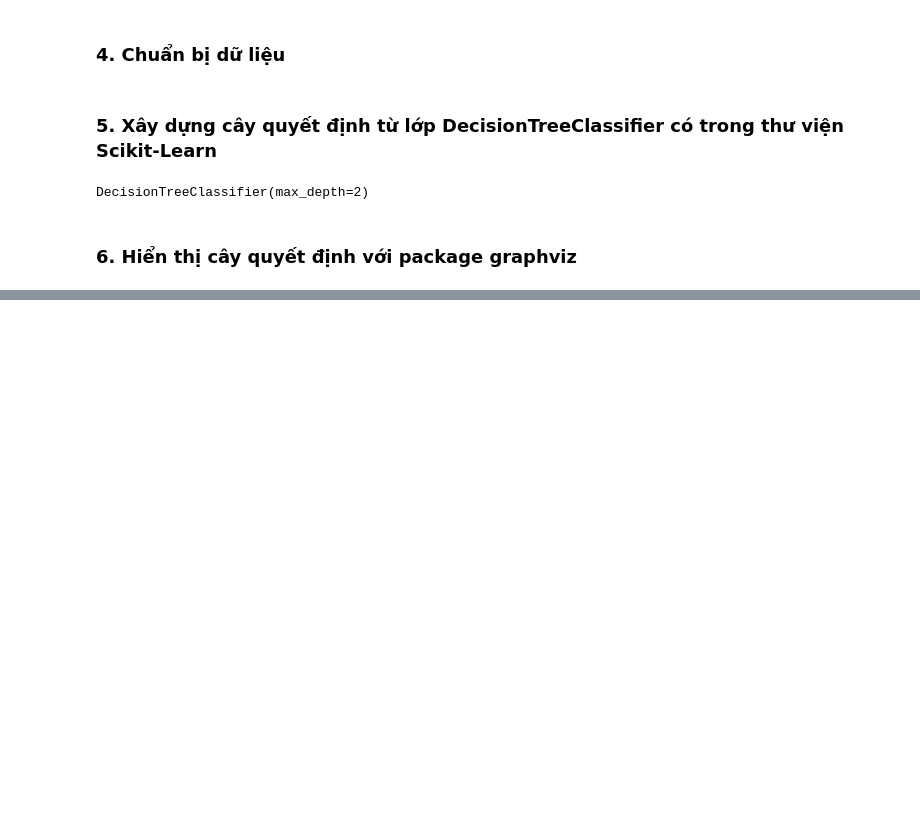
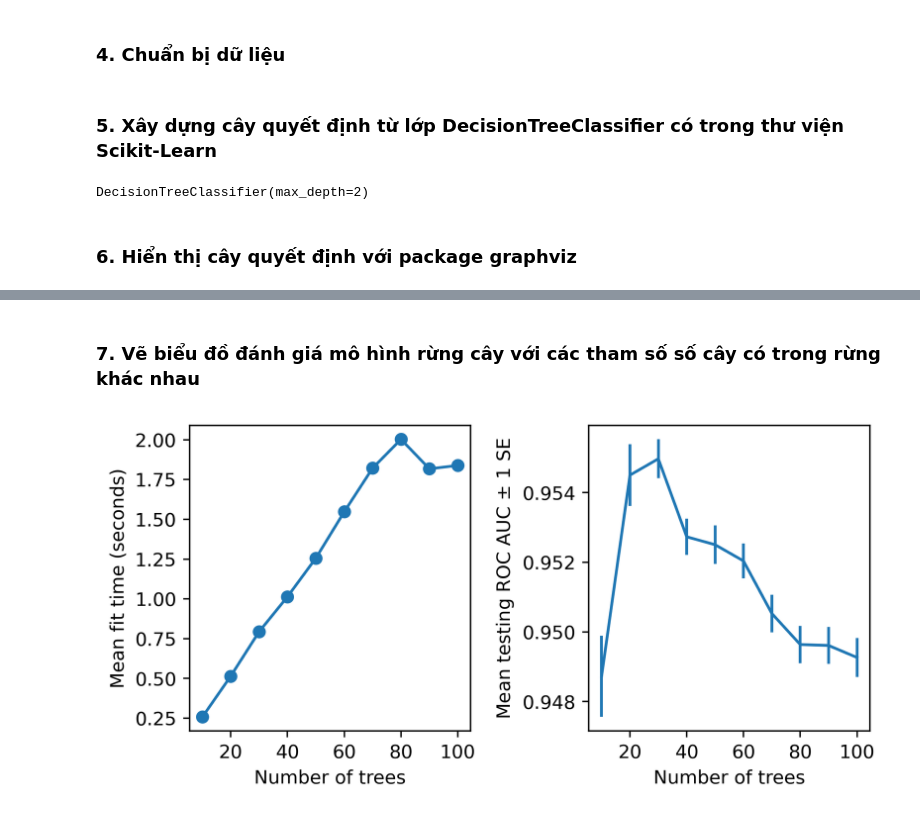
Before and after one commit to NgThanhNhanf/machine_learning, a Jupyter notebook: code/practice/ML07/algorithm1.ipynb, the cells around one changed output, grey strips where cells are left out. Cells and saved outputs as stored; diff of their text form; code cells hidden in the pictures; blank space fills up the shorter version.

```diff
--- a/code/practice/ML07/algorithm1.ipynb
+++ b/code/practice/ML07/algorithm1.ipynb
@@ -64,0 +173,2 @@ graph
+# %%
+X_train, X_test, y_train, y_test = train_test_split(X, y, test_size = 0.2, random_state = 42, stratify = y)
@@ -64,0 +177,3 @@ graph
+# %%
+dt = tree.DecisionTreeClassifier(max_depth=2)
+dt.fit(X_train, y_train)
@@ -64,0 +194,19 @@ graph
+# %%
+rf = RandomForestClassifier(n_estimators=10, criterion='gini', max_depth=3,
+min_samples_split=2, min_samples_leaf=1, min_weight_fraction_leaf=0.0,
+max_features='sqrt', max_leaf_nodes=None, min_impurity_decrease=0.0,
+bootstrap=True, oob_score=False, n_jobs=None,
+random_state=4, verbose=0, warm_start=False, class_weight=None)
+# %%
+rf_params_ex = {'n_estimators': list(range(10, 110, 10))}
+
+cv_rf_ex = GridSearchCV(
+    rf,
+    param_grid=rf_params_ex,
+    scoring='roc_auc',
+    n_jobs=-1,
+    refit=True,
+    cv=4
+)
+
+cv_rf_ex.fit(X_train, y_train)
@@ -64,0 +221,18 @@ graph
+# %% [markdown]
+### 7. Vẽ biểu đồ đánh giá mô hình rừng cây với các tham số số cây có trong rừng khác nhau
+# %%
+cv_rf_ex_results_df = pd.DataFrame(cv_rf_ex.cv_results_)
+fig, axs = plt.subplots(nrows=1, ncols=2, figsize=(6, 3))
+axs[0].plot(cv_rf_ex_results_df['param_n_estimators'],
+cv_rf_ex_results_df['mean_fit_time'],
+'-o')
+axs[0].set_xlabel('Number of trees')
+axs[0].set_ylabel('Mean fit time (seconds)')
+axs[1].errorbar(cv_rf_ex_results_df['param_n_estimators'],
+cv_rf_ex_results_df['mean_test_score'],
+yerr=cv_rf_ex_results_df['std_test_score']/np.sqrt(4))
+axs[1].set_xlabel('Number of trees')
+axs[1].set_ylabel('Mean testing ROC AUC $\pm$ 1 SE ')
+plt.tight_layout()
+# %% [output]
+[figure, added]
```
Also changed, not shown: parts of 26 cells of this notebook, 4 other files.
